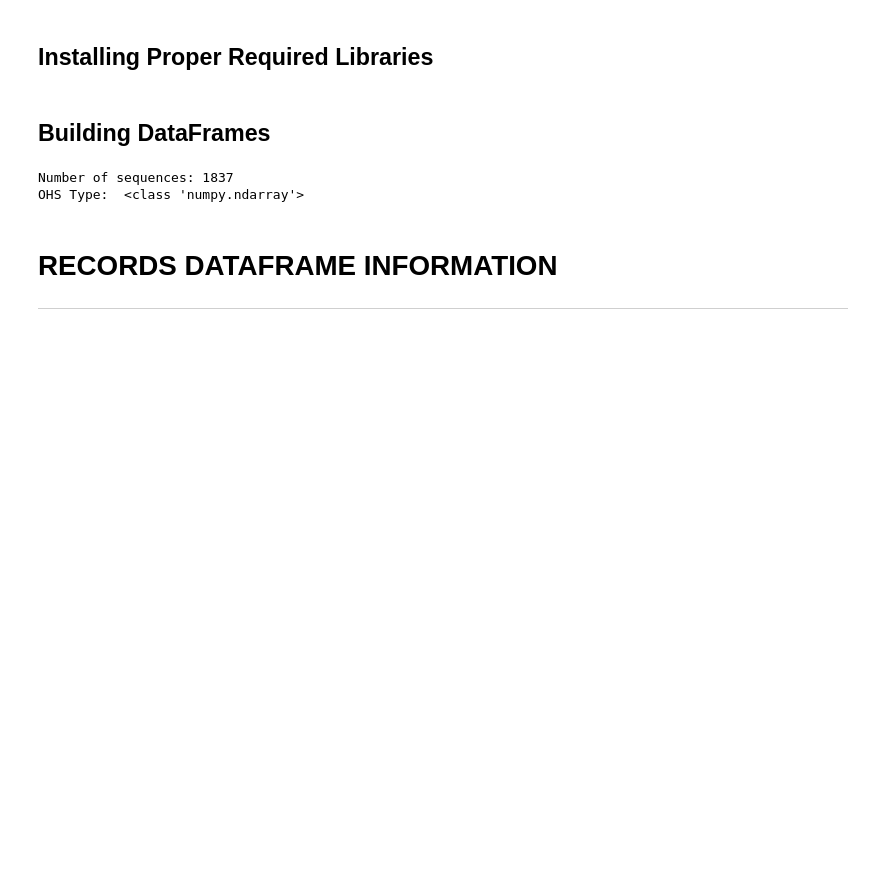
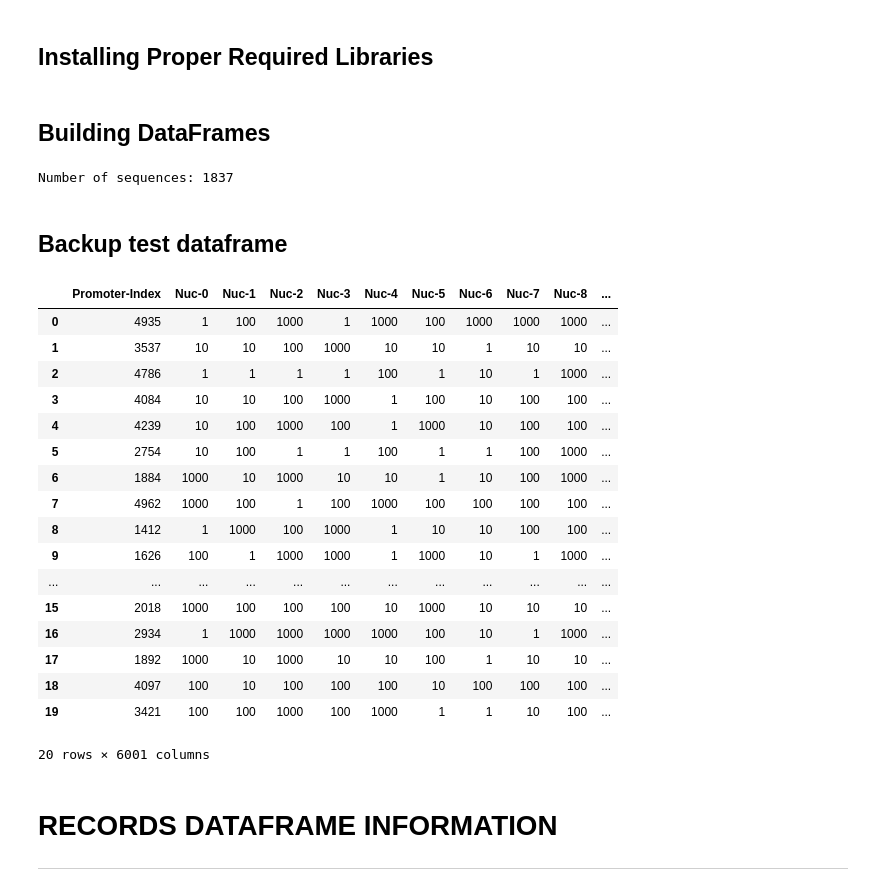
Before and after one commit to Donovanphenry/Hide_And_Seq, a Jupyter notebook: JupNoteBookCode/Hide_And_Seq.ipynb, the cells around one changed output. Saved outputs shown, nothing was run; the diff lists cells and outputs as text; code cells hidden in the pictures; blank space fills up the shorter version.

```diff
--- a/JupNoteBookCode/Hide_And_Seq.ipynb
+++ b/JupNoteBookCode/Hide_And_Seq.ipynb
@@ -27,12 +27,22 @@ DNA_Sequences = []
 sequence_lengths = []
 parsed_subsequences = []
 
+dna_mappings = {}
+dna_mappings['A'] = 1
+dna_mappings['C'] = 10
+dna_mappings['T'] = 100
+dna_mappings['G'] = 1000
+# dna_mappings['A'] = [0, 0, 0, 1]
+# dna_mappings['C'] = [0, 0, 1, 0]
+# dna_mappings['T'] = [0, 1, 0, 0]
+# dna_mappings['G'] = [1, 0, 0, 0]
+
+windowed_sequence_list = []
+
 # All DNA sequences of the human genome are 16,000 characters long (Hence epd_16K)
 # if using epd_16K. If using epd_seq, then change the sequence_length variable
 # to 600
 sequence_length = 16000
-
-test = 1
 
 # Loop through all records parsed by SeqIO.
 #
@@ -73,21 +83,33 @@ for sequence in DNA_Sequences:
   splicedStart = random.randint(5000, 9000)
   splicedEnd = splicedStart + 6000
   sub_sequence = sequence[splicedStart : splicedEnd]
-  promoterIndex = 10000 - splicedStart
+  promoter_index = 10000 - splicedStart
 
   # OneHot on subsequence string to create list of lists for features
   parsed_str = str(sub_sequence).replace('A', '1000').replace('G', '0100').replace('T', '0010').replace('C', '0001')
 
+  encoding = []
+  encoding.append(promoter_index)
+
+  for nucleotide in sub_sequence:
+    encoding.append(dna_mappings[nucleotide])
+    # if nucleotide == 'A':
+    #   encoding.extend(dna_mappings['A'])
+    # elif nucleotide == 'C':
+    #   encoding.extend(dna_m)
+    # elif nucleotide == 'G':
+    #   encoding.append(100)
+    # else:
+    #   encoding.append(1000)
+
+  windowed_sequence_list.append(tuple(encoding))
+
   one_hot_sequence = [int(i) for i in parsed_str]
-  one_hot_sequence = np.asarray(one_hot_sequence)
+  # one_hot_sequence = np.asarray(one_hot_sequence)
   # one_hot_sequence = np.asarray(one_hot_sequence, dtype = 'int32')
   # one_hot_sequence = pd.Series(data = one_hot_sequence)
 
-  if test == 1:
-    test = 0
-    print('OHS Type: ', type(one_hot_sequence))
-
-  pair = (sub_sequence, one_hot_sequence, promoterIndex, splicedStart, splicedEnd)
+  pair = (sub_sequence, promoter_index, splicedStart, splicedEnd)
   parsed_subsequences.append(pair)
 
 
@@ -109,7 +131,13 @@ for sequence in DNA_Sequences:
 
     sequence_index += 1
 
-subsequence_df = pd.DataFrame(parsed_subsequences, columns = ['Sub-Sequences', 'One-Hot', 'PromoterIndex', 'SequenceStart', 'SequenceEnd'])
+dna_df_columns = []
+dna_df_columns.append('Promoter-Index')
+for i in range(6000):
+  dna_df_columns.append("Nuc-" + str(i))
+dna_df = pd.DataFrame(windowed_sequence_list, columns = dna_df_columns)
+
+subsequence_df = pd.DataFrame(parsed_subsequences, columns = ['Sub-Sequences', 'Promoter-Index', 'SequenceStart', 'SequenceEnd'])
 
 # In the above loop, we calculated how many occurences M of a particular nucelobase N
 # at some sequence index I. In this loop, we divide each number of occurences by the total
@@ -133,7 +161,29 @@ frequency_df = pd.DataFrame({'Adenine Frequencies': adenine_frequencies, 'Guanin
                             columns = ['Adenine Frequencies', 'Guanine Frequencies', 'Thymine Frequencies', 'Cytosine Frequencies'])
 # %% [output]
 Number of sequences: 1837
-OHS Type:  <class 'numpy.ndarray'>
+# %% [markdown]
+## Backup test dataframe
+# %%
+backup_df.head(n = 20)
+# %% [output]
+|  | Promoter-Index | Nuc-0 | Nuc-1 | Nuc-2 | Nuc-3 | Nuc-4 | Nuc-5 | Nuc-6 | Nuc-7 | Nuc-8 | ... |
+| 0 | 4935 | 1 | 100 | 1000 | 1 | 1000 | 100 | 1000 | 1000 | 1000 | ... |
+| 1 | 3537 | 10 | 10 | 100 | 1000 | 10 | 10 | 1 | 10 | 10 | ... |
+| 2 | 4786 | 1 | 1 | 1 | 1 | 100 | 1 | 10 | 1 | 1000 | ... |
+| 3 | 4084 | 10 | 10 | 100 | 1000 | 1 | 100 | 10 | 100 | 100 | ... |
+| 4 | 4239 | 10 | 100 | 1000 | 100 | 1 | 1000 | 10 | 100 | 100 | ... |
+| 5 | 2754 | 10 | 100 | 1 | 1 | 100 | 1 | 1 | 100 | 1000 | ... |
+| 6 | 1884 | 1000 | 10 | 1000 | 10 | 10 | 1 | 10 | 100 | 1000 | ... |
+| 7 | 4962 | 1000 | 100 | 1 | 100 | 1000 | 100 | 100 | 100 | 100 | ... |
+| 8 | 1412 | 1 | 1000 | 100 | 1000 | 1 | 10 | 10 | 100 | 100 | ... |
+| 9 | 1626 | 100 | 1 | 1000 | 1000 | 1 | 1000 | 10 | 1 | 1000 | ... |
+| ... | ... | ... | ... | ... | ... | ... | ... | ... | ... | ... | ... |
+| 15 | 2018 | 1000 | 100 | 100 | 100 | 10 | 1000 | 10 | 10 | 10 | ... |
+| 16 | 2934 | 1 | 1000 | 1000 | 1000 | 1000 | 100 | 10 | 1 | 1000 | ... |
+| 17 | 1892 | 1000 | 10 | 1000 | 10 | 10 | 100 | 1 | 10 | 10 | ... |
+| 18 | 4097 | 100 | 10 | 100 | 100 | 100 | 10 | 100 | 100 | 100 | ... |
+| 19 | 3421 | 100 | 100 | 1000 | 100 | 1000 | 1 | 1 | 10 | 100 | ... |
+20 rows × 6001 columns
 # %% [markdown]
 # RECORDS DATAFRAME INFORMATION
 
```
Also changed, not shown: parts of 12 cells of this notebook.
